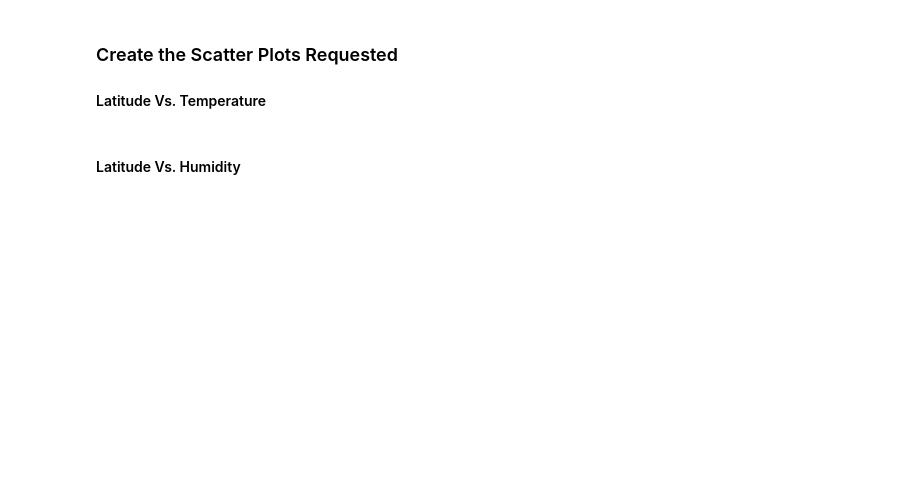
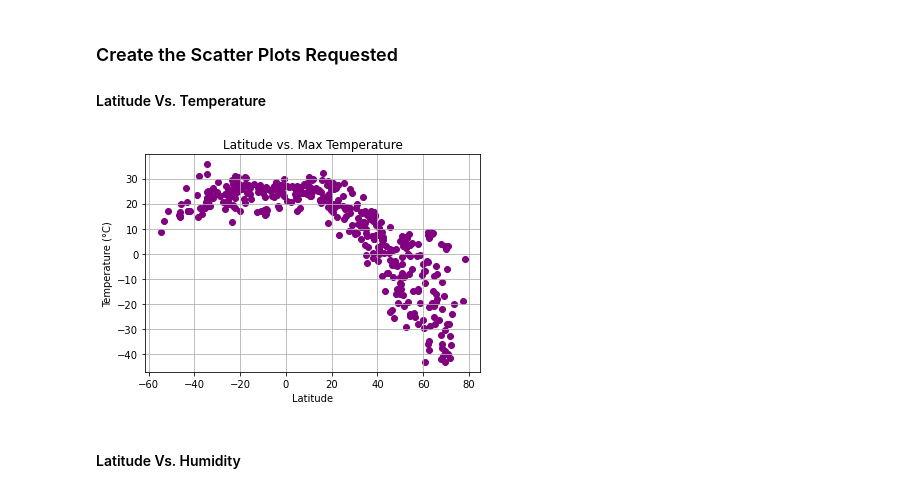
Before and after one commit to VOstapow/pyhton-api-challenge, a Jupyter notebook: WeatherPy/WeatherPy.ipynb, the cells around one changed output. Drawn from its saved outputs; the diff is of its cells as text; code cells hidden in the pictures; blank space fills up the shorter version.

```diff
--- a/WeatherPy/WeatherPy.ipynb
+++ b/WeatherPy/WeatherPy.ipynb
@@ -154,6 +166,6 @@ city_data_df.to_csv("output_data/cities.csv", index_label="City_ID")
 # %%
 # Read saved data
-city_data_df = pd.read_csv("output_data/cities.csv", index_col="City_ID")
+city_data_df = pd.read_csv("../output_data/cities.csv", index_col="City_ID")
 
 # Display sample data
 city_data_df.head()
@@ -163,16 +183,21 @@ city_data_df.head()
 #### Latitude Vs. Temperature
 # %%
 # Build scatter plot for latitude vs. temperature
-# YOUR CODE HERE
+plt.scatter(city_data_df["Lat"], city_data_df["Max Temp"], marker = "o", color = "purple")
 
 # Incorporate the other graph properties
-# YOUR CODE HERE
+plt.title(f'Latitude vs. Max Temperature')
+plt.ylabel("Temperature (°C)")
+plt.xlabel("Latitude")
+plt.grid(True)
 
 # Save the figure
-plt.savefig("output_data/Fig1.png")
+plt.savefig("../output_data/Latitude vs. Max Temperature.png")
 
 # Show plot
 plt.show()
+# %% [output]
+[figure, added]
 # %% [markdown]
 #### Latitude Vs. Humidity
 # %%
```
Also changed, not shown: parts of 39 cells of this notebook, 20 other files.
